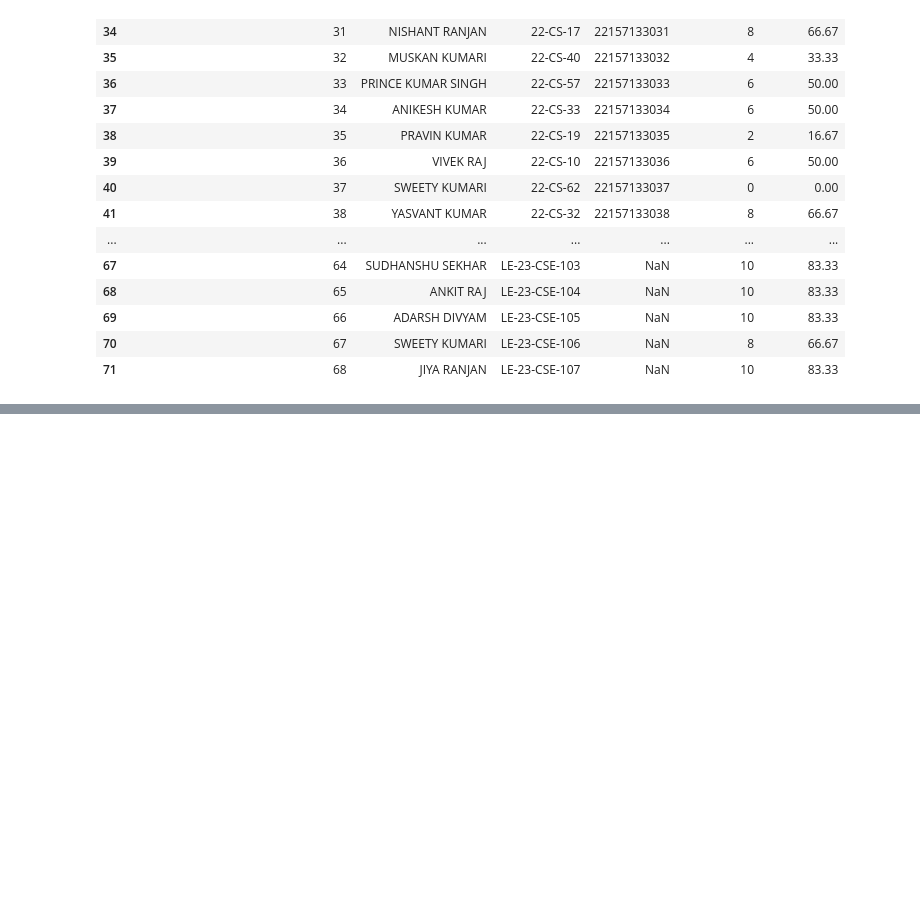
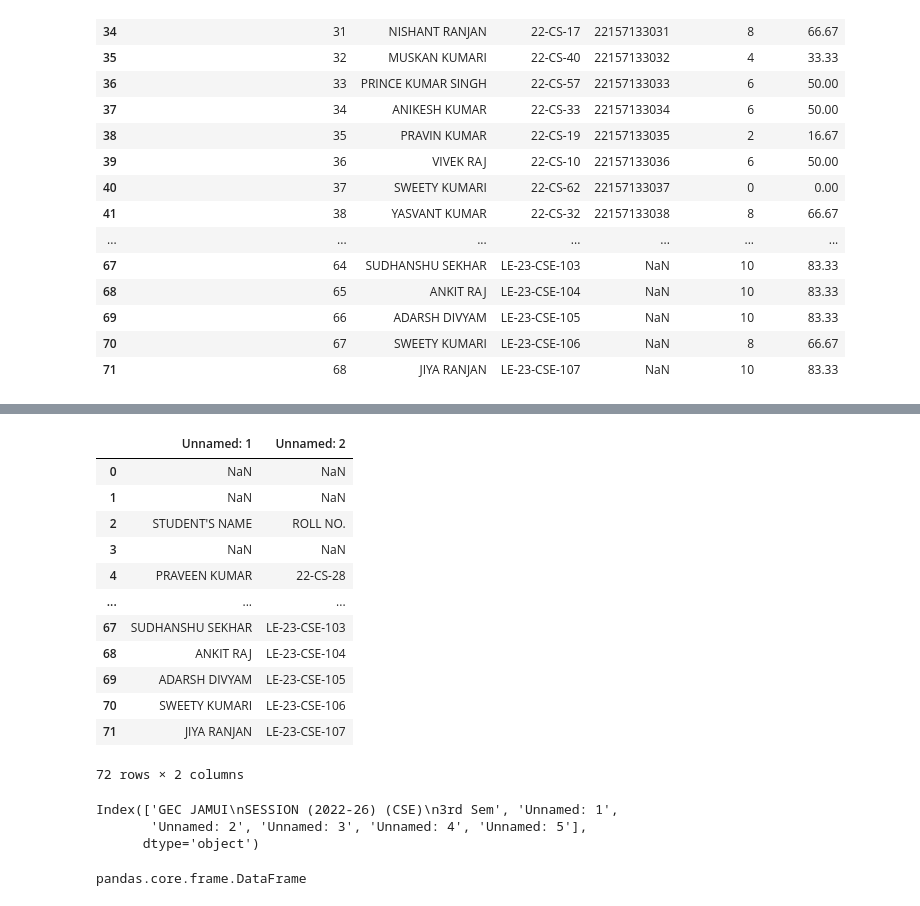
Before and after one commit to santosH7321/PythonLibrary, a Jupyter notebook: Pandas/Day1.ipynb, the cells around one changed output, grey strips where cells are left out. Drawn from its saved outputs; the diff is of its cells as text; code cells hidden in the pictures; blank space fills up the shorter version.

```diff
--- a/Pandas/Day1.ipynb
+++ b/Pandas/Day1.ipynb
@@ -397,0 +407,26 @@ sky.tail(40)
+# %%
+sky[['Unnamed: 1', 'Unnamed: 2']]
+# %% [output]
+|  | Unnamed: 1 | Unnamed: 2 |
+| 0 | NaN | NaN |
+| 1 | NaN | NaN |
+| 2 | STUDENT'S NAME | ROLL NO. |
+| 3 | NaN | NaN |
+| 4 | PRAVEEN KUMAR | 22-CS-28 |
+| ... | ... | ... |
+| 67 | SUDHANSHU SEKHAR | LE-23-CSE-103 |
+| 68 | ANKIT RAJ | LE-23-CSE-104 |
+| 69 | ADARSH DIVYAM | LE-23-CSE-105 |
+| 70 | SWEETY KUMARI | LE-23-CSE-106 |
+| 71 | JIYA RANJAN | LE-23-CSE-107 |
+72 rows × 2 columns
+# %%
+sky.columns
+# %% [output]
+Index(['GEC JAMUI\nSESSION (2022-26) (CSE)\n3rd Sem', 'Unnamed: 1',
+       'Unnamed: 2', 'Unnamed: 3', 'Unnamed: 4', 'Unnamed: 5'],
+      dtype='object')
+# %%
+type(sky)
+# %% [output]
+pandas.core.frame.DataFrame
```
Also changed, not shown: parts of 9 cells of this notebook.
